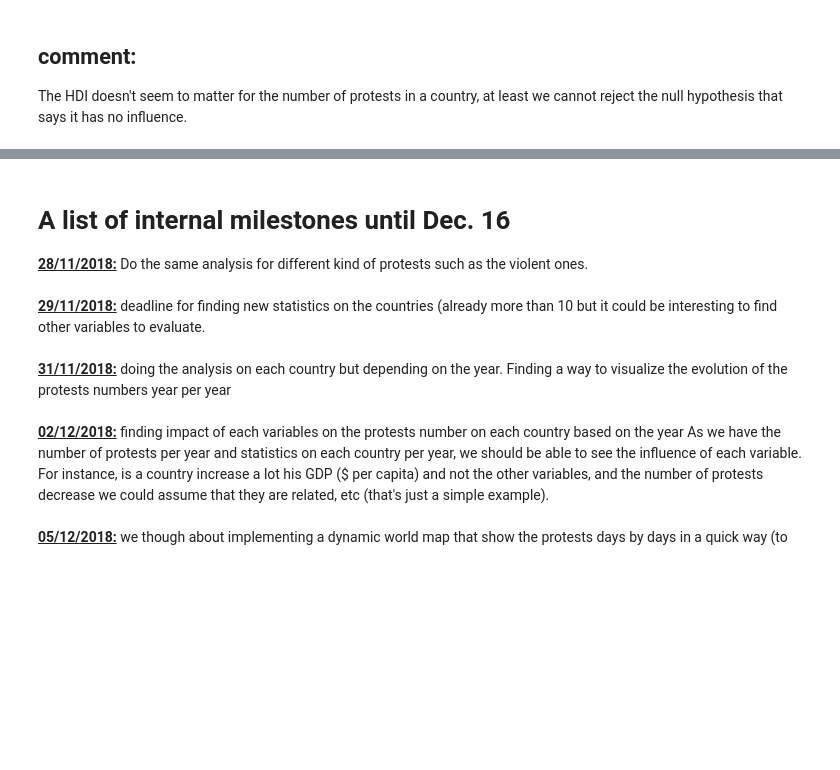
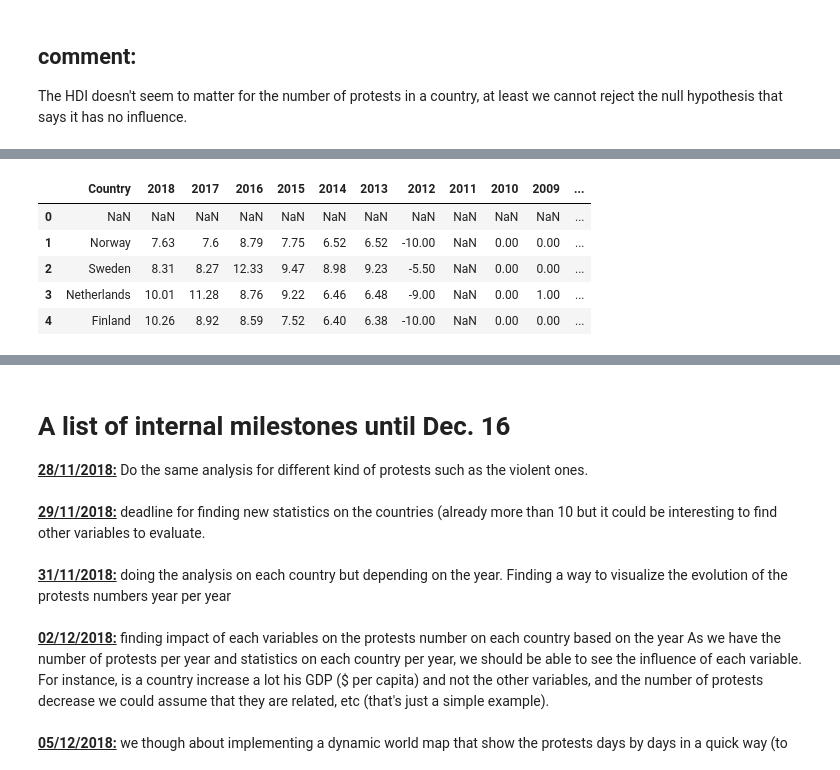
Before and after one commit to Apiquet/ADA_Project, a Jupyter notebook: main.ipynb, the cells around one changed output, grey strips where cells are left out. Drawn from its saved outputs; the diff is of its cells as text; code cells hidden in the pictures; blank space fills up the shorter version.

```diff
--- a/main.ipynb
+++ b/main.ipynb
@@ -618,0 +732,10 @@ The HDI doesn't seem to matter for the number of protests in a country, at least
+# %%
+filepath = DATA_PATH+'parse.txt'
+with open(filepath) as fp:
+    line = fp.readline()
+    cnt = 0
+    while cnt <= 20:
+        cnt+=1
+        print(line)
+        line = fp.readline()
+fp.close()
@@ -618,0 +768,5 @@ The HDI doesn't seem to matter for the number of protests in a country, at least
+# %%
+
+#initilize empty dataframe with corresponding columns
+columns_data=['Country','2018', '2017', '2016', '2015', '2014','2013', '2012','2011', '2010', '2009','2008', '2007', '2006', '2005', '2004','2003', '2002']
+press_freedom_df =  pd.DataFrame(columns = columns_data, index = range(0,200))
@@ -618,0 +817,9 @@ The HDI doesn't seem to matter for the number of protests in a country, at least
+# %%
+press_freedom_df.head(5) # let''s remove these NAN row that are at the beguining and at the end
+# %% [output]
+|  | Country | 2018 | 2017 | 2016 | 2015 | 2014 | 2013 | 2012 | 2011 | 2010 | 2009 | ... |
+| 0 | NaN | NaN | NaN | NaN | NaN | NaN | NaN | NaN | NaN | NaN | NaN | ... |
+| 1 | Norway | 7.63 | 7.6 | 8.79 | 7.75 | 6.52 | 6.52 | -10.00 | NaN | 0.00 | 0.00 | ... |
+| 2 | Sweden | 8.31 | 8.27 | 12.33 | 9.47 | 8.98 | 9.23 | -5.50 | NaN | 0.00 | 0.00 | ... |
+| 3 | Netherlands | 10.01 | 11.28 | 8.76 | 9.22 | 6.46 | 6.48 | -9.00 | NaN | 0.00 | 1.00 | ... |
+| 4 | Finland | 10.26 | 8.92 | 8.59 | 7.52 | 6.40 | 6.38 | -10.00 | NaN | 0.00 | 0.00 | ... |
```
Also changed, not shown: parts of 23 cells of this notebook.
